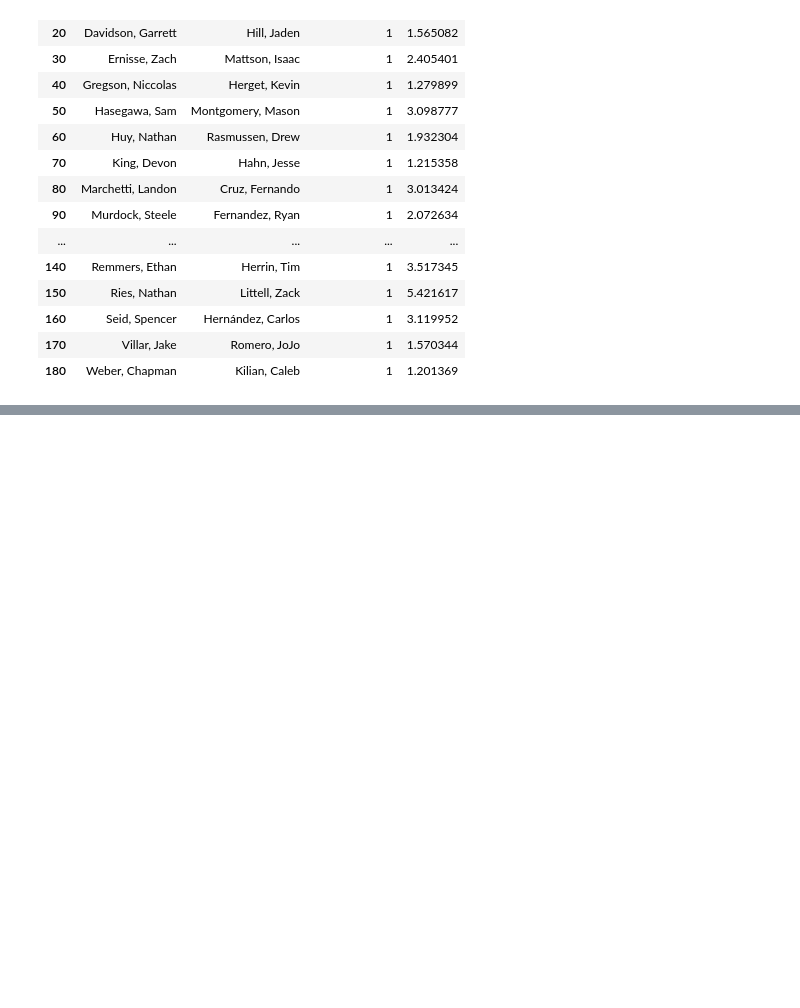
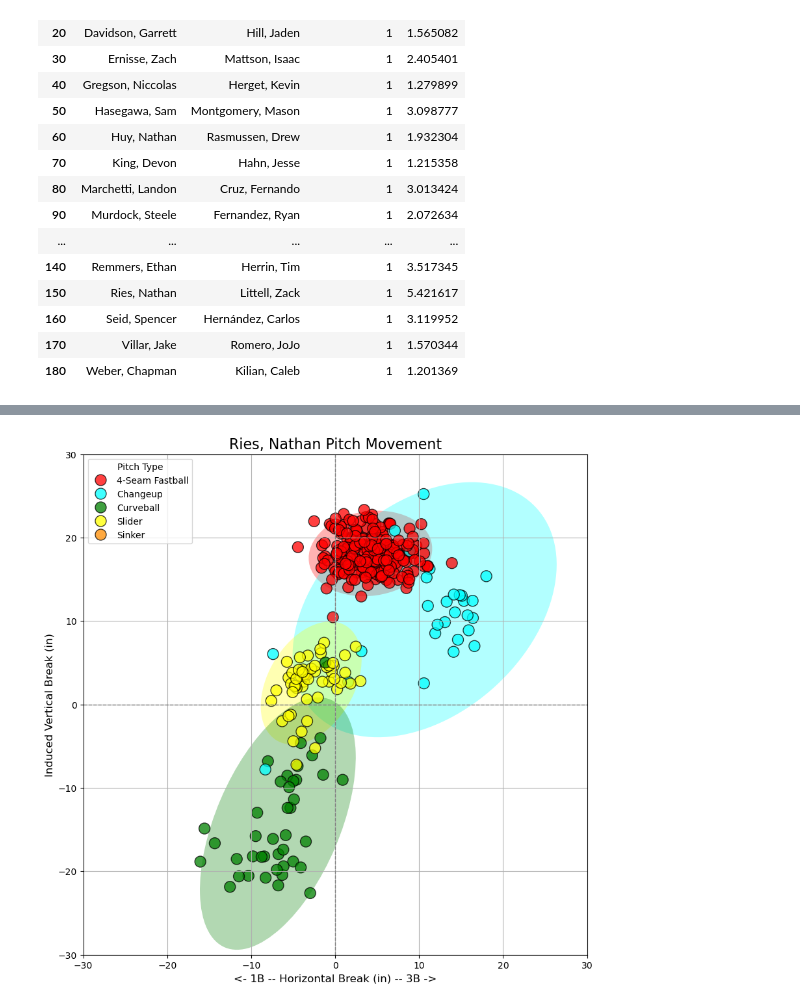
Before and after one commit to jackkalsched/UCSD_Baseball_25, a Jupyter notebook: Pitching/mlb arsenal comparisons/big_league_comparison.ipynb, the cells around one changed output, grey strips where cells are left out. Cells and saved outputs as stored; diff of their text form; code cells hidden in the pictures; blank space fills up the shorter version.

Commit message:
added visualizations

```diff
--- a/Pitching/mlb arsenal comparisons/big_league_comparison.ipynb
+++ b/Pitching/mlb arsenal comparisons/big_league_comparison.ipynb
@@ -515,0 +521,85 @@ display(similar_pitches_df)
+# %%
+import seaborn as sns
+import matplotlib.pyplot as plt
+from matplotlib.patches import Ellipse
+import matplotlib.transforms as transforms
+
+def plot_ucsd_pitcher(pitcher):
+
+    plotting_df = trackman[trackman['Pitcher'] == pitcher][['TaggedPitchType', 'InducedVertBreak', 'HorzBreak']]
+    plotting_df['HorzBreak'] = plotting_df['HorzBreak'] * (-1)
+
+    color_map = {
+        '4-Seam Fastball': 'red',
+        'Sinker': 'darkorange',
+        'Changeup': 'cyan',
+        'Slider': 'yellow',
+        'Curveball': 'green',
+        'Split-Finger': 'brown',
+        'Other': 'gray',
+        'Sweeper': 'purple',
+        'Cutter': 'teal'
+    }
+
+    plt.figure(figsize = (10, 10))
+    ax = plt.gca()
+
+
+    sns.scatterplot(
+        data = plotting_df,
+        x = 'HorzBreak',
+        y = 'InducedVertBreak',
+        hue = 'TaggedPitchType',
+        palette = color_map,
+        edgecolor = 'black',
+        s = 150,
+        alpha = 0.75,
+        zorder = 1
+    )
+
+    def draw_ellipse(data, ax, color, label=None):
+        if len(data) < 5:
+            return
+
+        cov = np.cov(data.T)
+        mean = np.mean(data, axis=0)
+
+        lambda_, v = np.linalg.eig(cov)
+        lambda_ = np.sqrt(lambda_)
+
+        scale_factor = 2.45
+        ell = Ellipse(
+            xy=mean,
+            width=scale_factor * lambda_[0] * 2,
+            height=scale_factor * lambda_[1] * 2,
+            angle=np.rad2deg(np.arccos(v[0, 0])),
+            edgecolor=color,
+            facecolor=color,
+            alpha=0.3,
+            lw=0,
+            zorder = 0
+        )
+        ax.add_patch(ell)
+
+    # Draw ellipses for each pitch type
+    for pitch_type, color in color_map.items():
+        group = plotting_df[plotting_df['TaggedPitchType'] == pitch_type]
+        coords = group[['HorzBreak', 'InducedVertBreak']].dropna().to_numpy()
+        draw_ellipse(coords, ax, color)
+
+    # Final plot formatting
+    plt.title(f"{pitcher} Pitch Movement", fontsize=16)
+    plt.xlabel("<- 1B -- Horizontal Break (in) -- 3B ->", fontsize=12)
+    plt.ylabel("Induced Vertical Break (in)", fontsize=12)
+    plt.axhline(0, color='gray', linestyle='--', linewidth=1)
+    plt.axvline(0, color='gray', linestyle='--', linewidth=1)
+    plt.xticks(range(-30, 31, 10))
+    plt.yticks(range(-30, 31, 10))
+    plt.grid(True)
+    plt.legend(title='Pitch Type')
+    plt.show()
+
+
+plot_ucsd_pitcher('Ries, Nathan')
+# %% [output]
+[figure, added]
```
Also changed, not shown: parts of 6 cells of this notebook.
